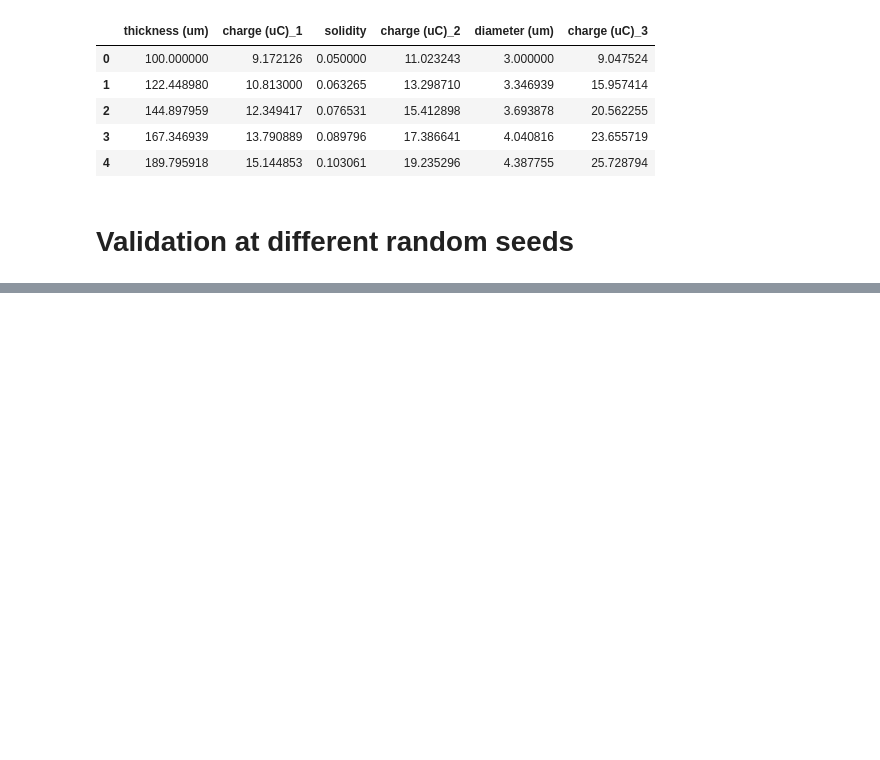
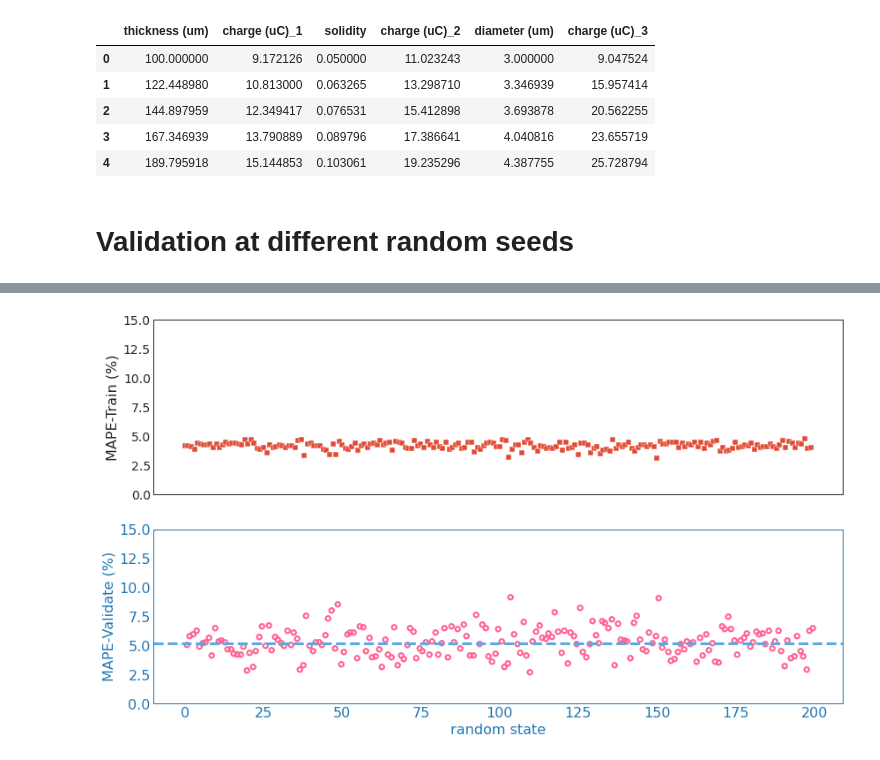
Before and after one commit to ywang1110/Modeling_Triboelectric_Performance, a Jupyter notebook: Humidity___SEBS.ipynb, the cells around one changed output, grey strips where cells are left out. Cells and saved outputs as stored; diff of their text form; code cells hidden in the pictures; blank space fills up the shorter version.

```diff
--- a/Humidity___SEBS.ipynb
+++ b/Humidity___SEBS.ipynb
@@ -589,2 +589,36 @@ summary.describe()
 # %%
 summary.to_csv('100RandomState_SEBS.csv')
+# %%
+sns.set_style("white")
+plt.rcParams['axes.facecolor'] = 'none'
+
+
+fig, ax = plt.subplots(2,1, figsize=(14,8), sharex=True)
+sns.scatterplot(ax=ax[0], data=summary, x="random_state", y="train_MAPE", marker = 's')
+ax[0].set_xlabel("random state", fontsize=16)
+ax[0].set_ylabel("MAPE-Train (%)", fontsize=16)
+ax[0].tick_params(axis = 'x', labelsize=14)
+ax[0].tick_params(axis = 'y', labelsize=14)
+ax[0].set_ylim(0,15)
+
+
+sns.scatterplot(ax=ax[1], data=summary, x="random_state", y="test_MAPE", marker="$\circ$", s=100, color = '#ff6392', ec="face")
+
+
+ax[1].set_xlabel("random state", fontsize=16)
+ax[1].set_ylabel("MAPE-Validate (%)", fontsize=16)
+ax[1].tick_params(axis = 'x', labelsize=16)
+ax[1].tick_params(axis = 'y', labelsize=16)
+ax[1].xaxis.label.set_color('tab:blue')
+ax[1].yaxis.label.set_color('tab:blue')
+ax[1].set_ylim(0,15)
+l2=ax[1].axhline(5.20, color='#5AA9E6', ls='dashed', linewidth=3)
+ax[1].tick_params(axis='x', colors='tab:blue')
+ax[1].tick_params(axis='y', colors='tab:blue')
+
+ax[1].spines['bottom'].set_color('tab:blue')
+ax[1].spines['top'].set_color('tab:blue')
+ax[1].spines['right'].set_color('tab:blue')
+ax[1].spines['left'].set_color('tab:blue')
+# %% [output]
+[figure, added]
```
Also changed, not shown: parts of 5 cells of this notebook.
